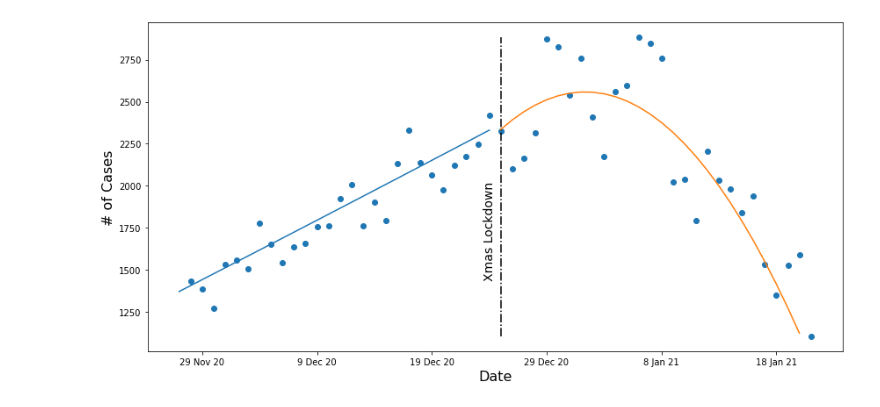
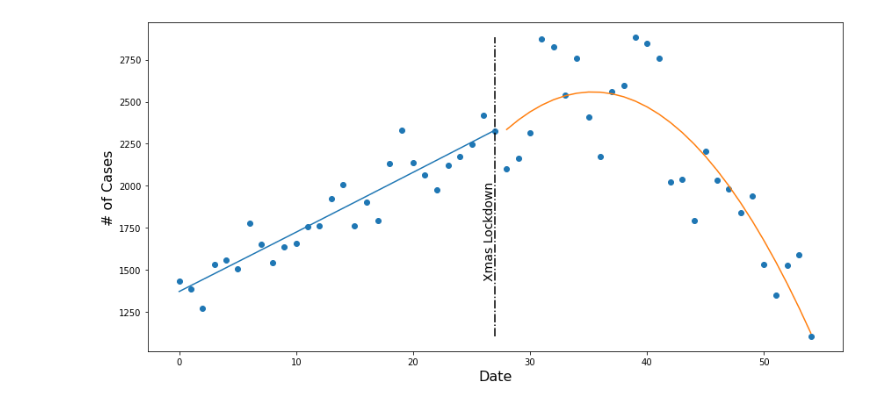
Before and after one commit to mmrossi/m3-4-rdd-project, a Jupyter notebook: Rough Draft.ipynb, the cells around one changed output. Saved outputs shown, nothing was run; the diff lists cells and outputs as text; code cells hidden in the pictures.

Commit message:
Plot-ticks at 0

```diff
--- a/Rough Draft.ipynb
+++ b/Rough Draft.ipynb
@@ -127,13 +153,13 @@ plt.tight_layout()
 # %%
 #Pre-School Opening
 
-X = temp_prsc[['Day','Day_sq']]
+X = pre_sch[['Day','Day_sq']]
 X = sm.add_constant(X)
 
-y = temp_prsc['Cas']
+y = pre_sch['Cas']
 
 model_1 = sm.OLS(y, X).fit(cov_type='HC2')
 
 y_hat_1 = model_1.predict(X)
 
-#model_1.summary()
+model_1.summary()
@@ -140,13 +187,13 @@ y_hat_1 = model_1.predict(X)
 # %%
 #Post-School Opening
 
-X = temp_posc[['Day','Day_sq']]
+X = post_sch[['Day','Day_sq']]
 X = sm.add_constant(X)
 
-y = temp_posc['Cas']
+y = post_sch['Cas']
 
 model_2 = sm.OLS(y,X).fit(cov_type='HC2')
 
 y_hat_2 = model_2.predict(X)
 
-#model_2.summary()
+model_2.summary()
@@ -170,13 +240,13 @@ plt.tight_layout()
 # %%
 #Pre-Xmas Lockdown
 
-X = temp_prxs[['Day','Day_sq']]
+X = pre_xmas[['Day','Day_sq']]
 X = sm.add_constant(X)
 
-y = temp_prxs['Cas']
+y = pre_xmas['Cas']
 
 model_1 = sm.OLS(y, X).fit(cov_type='HC2')
 
 y_hat_1 = model_1.predict(X)
 
-#model_1.summary()
+model_1.summary()
@@ -183,13 +274,13 @@ y_hat_1 = model_1.predict(X)
 # %%
 #Post-Xmas Lockdown
 
-X = temp_poxs[['Day','Day_sq']]
+X = post_xmas[['Day','Day_sq']]
 X = sm.add_constant(X)
 
-y = temp_poxs['Cas']
+y = post_xmas['Cas']
 
 model_2 = sm.OLS(y, X).fit(cov_type='HC2')
 
 y_hat_2 = model_2.predict(X)
 
-#model_1.summary()
+model_1.summary()
@@ -196,17 +308,17 @@ y_hat_2 = model_2.predict(X)
 # %%
 
 fig, ax = plt.subplots(figsize=(12,6))
 
-plt.scatter(x=temp_pd3.Day,y=temp_pd3.Cas)
+plt.scatter(x=period3_df.Day,y=period3_df.Cas)
 plt.plot(y_hat_1)
 plt.plot(y_hat_2)
-ax.text(y=1450,x=304.5,s='Xmas Lockdown',rotation=90,fontsize=14)
-ax.vlines(x=306,ymin=temp_pd3.Cas.min(),ymax=temp_pd3.Cas.max(),linestyle='dashdot')
-plt.xticks(np.linspace(280,330,6),('29 Nov 20','9 Dec 20','19 Dec 20',
-                                   '29 Dec 20','8 Jan 21','18 Jan 21'))
+ax.text(y=1450,x=26,s='Xmas Lockdown',rotation=90,fontsize=14)
+ax.vlines(x=27,ymin=period3_df.Cas.min(),ymax=period3_df.Cas.max(),linestyle='dashdot')
+#plt.xticks(np.linspace(280,330,6),('29 Nov 20','9 Dec 20','19 Dec 20',
+#                                   '29 Dec 20','8 Jan 21','18 Jan 21'))
 
 plt.xlabel('Date',fontsize=16)
 plt.ylabel('# of Cases',fontsize=16)
 plt.tight_layout()
 # %% [output]
-[figure, old version]
+[figure, new version]
```
Also changed, not shown: parts of 13 cells of this notebook.
